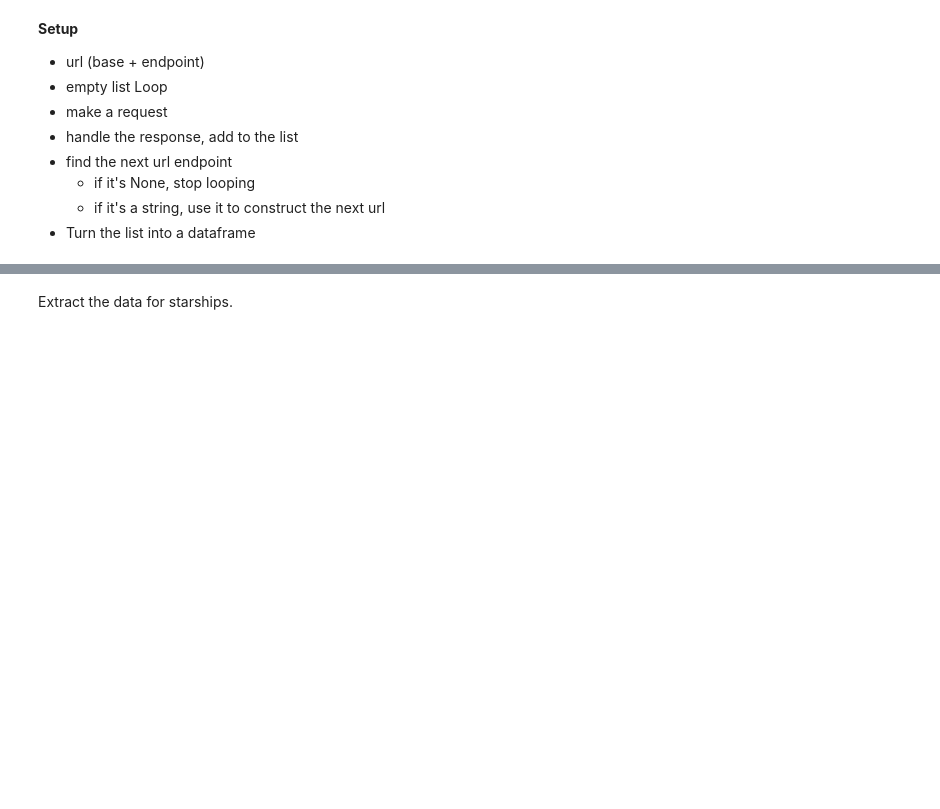
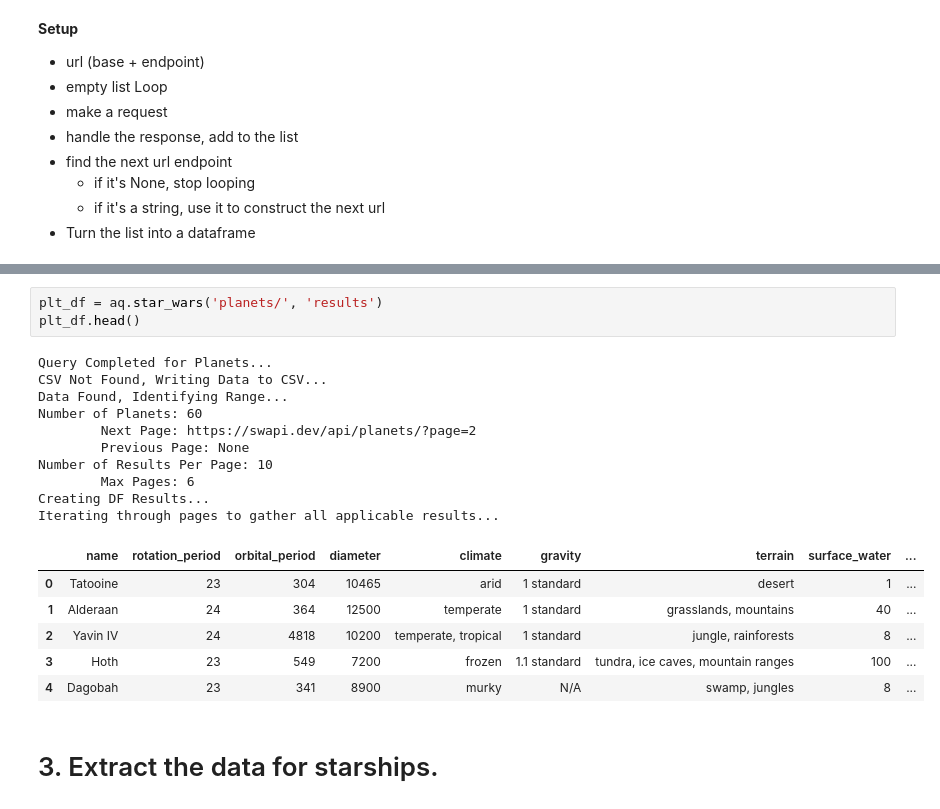
Before and after one commit to lewisalexia/time-series-exercises, a Jupyter notebook: time_series_exercises.ipynb, the cells around one changed output, grey strips where cells are left out. Drawn from its saved outputs; the diff is of its cells as text; blank space fills up the shorter version.

```diff
--- a/time_series_exercises.ipynb
+++ b/time_series_exercises.ipynb
@@ -199,2 +41,22 @@ Do the same thing, but for planets.
+# %%
+plt_df = aq.star_wars('planets/', 'results')
+plt_df.head()
+# %% [output]
+Query Completed for Planets...
+CSV Not Found, Writing Data to CSV...
+Data Found, Identifying Range...
+Number of Planets: 60
+        Next Page: https://swapi.dev/api/planets/?page=2
+        Previous Page: None
+Number of Results Per Page: 10
+        Max Pages: 6
+Creating DF Results...
+Iterating through pages to gather all applicable results...
+|  | name | rotation_period | orbital_period | diameter | climate | gravity | terrain | surface_water | ... |
+| 0 | Tatooine | 23 | 304 | 10465 | arid | 1 standard | desert | 1 | ... |
+| 1 | Alderaan | 24 | 364 | 12500 | temperate | 1 standard | grasslands, mountains | 40 | ... |
+| 2 | Yavin IV | 24 | 4818 | 10200 | temperate, tropical | 1 standard | jungle, rainforests | 8 | ... |
+| 3 | Hoth | 23 | 549 | 7200 | frozen | 1.1 standard | tundra, ice caves, mountain ranges | 100 | ... |
+| 4 | Dagobah | 23 | 341 | 8900 | murky | N/A | swamp, jungles | 8 | ... |
 # %% [markdown]
-Extract the data for starships.
+# 3. Extract the data for starships.
```
Also changed, not shown: parts of 20 cells of this notebook.
